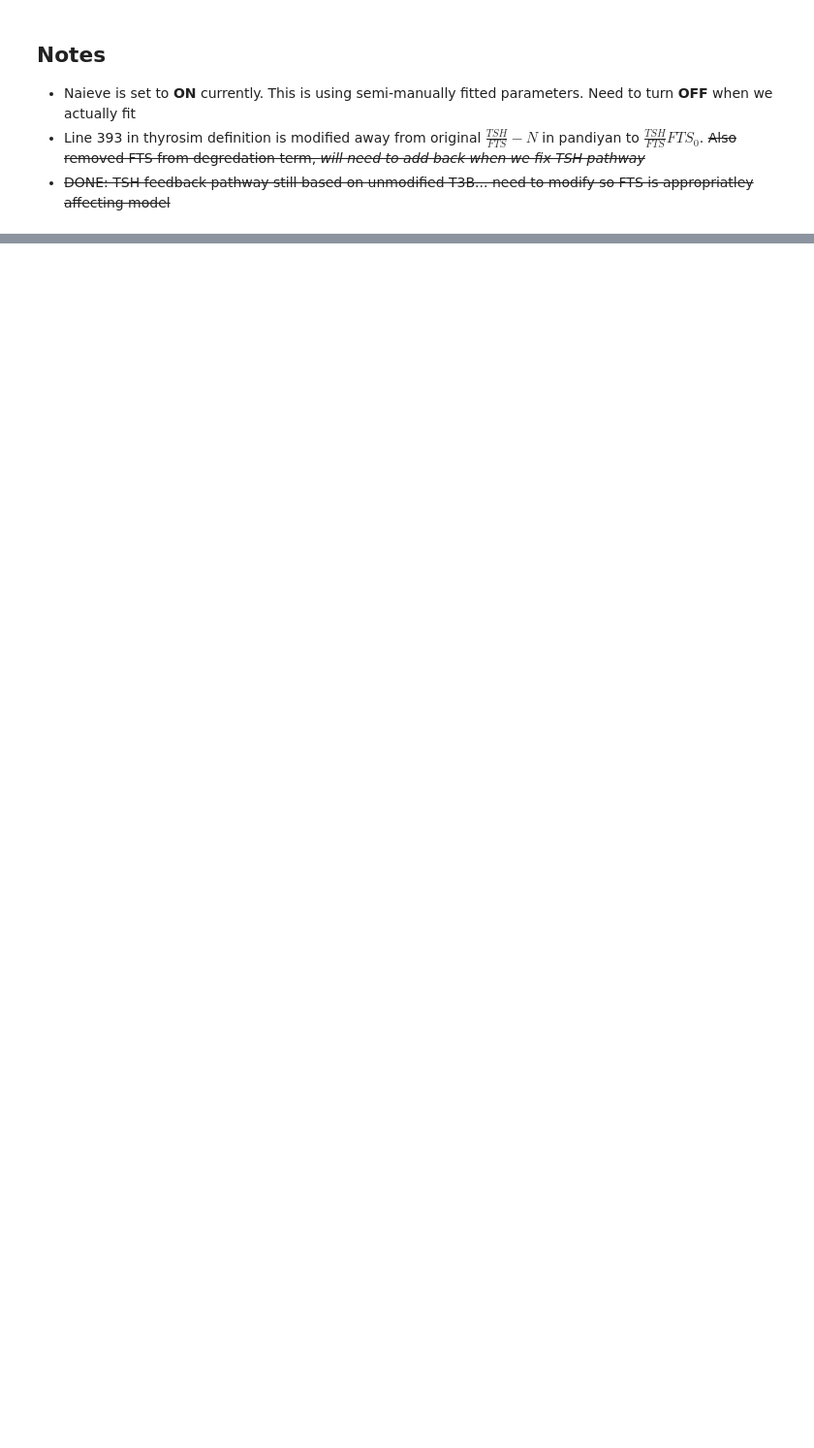
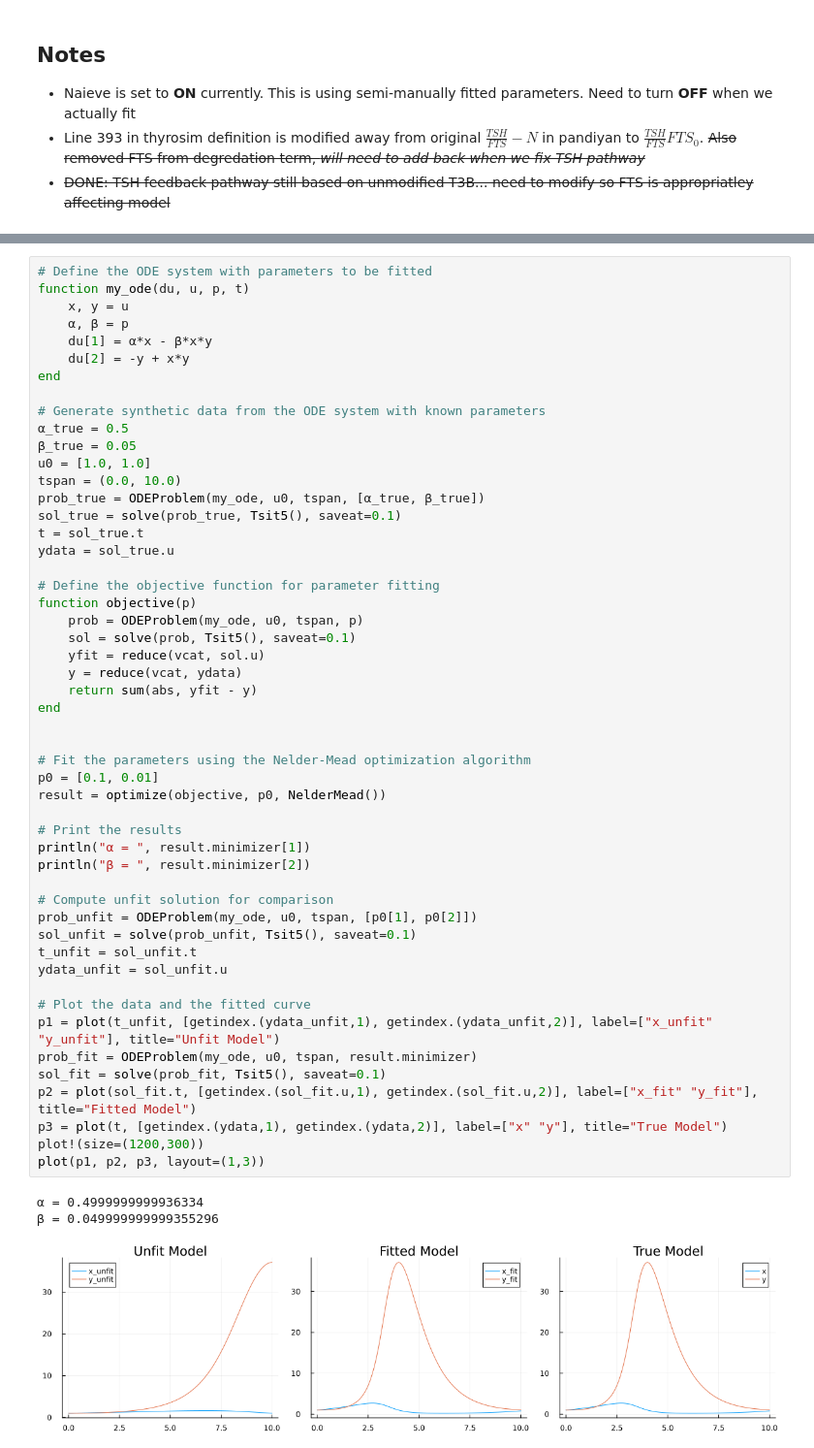
Before and after one commit to mehathakur/BioCyb_UCLA, a Jupyter notebook: thyrosimIM/src/dev.ipynb, the cells around one changed output, grey strips where cells are left out. Shown at 97% size. Saved outputs shown, nothing was run; the diff lists cells and outputs as text; blank space fills up the shorter version.

```diff
--- a/thyrosimIM/src/dev.ipynb
+++ b/thyrosimIM/src/dev.ipynb
@@ -855,0 +876,55 @@ plot(p1,p2,p3,p4,p6,p7,layout=(2,3))
+# %%
+# Define the ODE system with parameters to be fitted
+function my_ode(du, u, p, t)
+    x, y = u
+    α, β = p
+    du[1] = α*x - β*x*y
+    du[2] = -y + x*y
+end
+
+# Generate synthetic data from the ODE system with known parameters
+α_true = 0.5
+β_true = 0.05
+u0 = [1.0, 1.0]
+tspan = (0.0, 10.0)
+prob_true = ODEProblem(my_ode, u0, tspan, [α_true, β_true])
+sol_true = solve(prob_true, Tsit5(), saveat=0.1)
+t = sol_true.t
+ydata = sol_true.u
+
+# Define the objective function for parameter fitting
+function objective(p)
+    prob = ODEProblem(my_ode, u0, tspan, p)
+    sol = solve(prob, Tsit5(), saveat=0.1)
+    yfit = reduce(vcat, sol.u)
+    y = reduce(vcat, ydata)
+    return sum(abs, yfit - y)
+end
+
+
+# Fit the parameters using the Nelder-Mead optimization algorithm
+p0 = [0.1, 0.01]
+result = optimize(objective, p0, NelderMead())
+
+# Print the results
+println("α = ", result.minimizer[1])
+println("β = ", result.minimizer[2])
+
+# Compute unfit solution for comparison
+prob_unfit = ODEProblem(my_ode, u0, tspan, [p0[1], p0[2]])
+sol_unfit = solve(prob_unfit, Tsit5(), saveat=0.1)
+t_unfit = sol_unfit.t
+ydata_unfit = sol_unfit.u
+
+# Plot the data and the fitted curve
+p1 = plot(t_unfit, [getindex.(ydata_unfit,1), getindex.(ydata_unfit,2)], label=["x_unfit" "y_unfit"], title="Unfit Model")
+prob_fit = ODEProblem(my_ode, u0, tspan, result.minimizer)
+sol_fit = solve(prob_fit, Tsit5(), saveat=0.1)
+p2 = plot(sol_fit.t, [getindex.(sol_fit.u,1), getindex.(sol_fit.u,2)], label=["x_fit" "y_fit"], title="Fitted Model")
+p3 = plot(t, [getindex.(ydata,1), getindex.(ydata,2)], label=["x" "y"], title="True Model")
+plot!(size=(1200,300))
+plot(p1, p2, p3, layout=(1,3))
+# %% [output]
+α = 0.4999999999936334
+β = 0.049999999999355296
+[figure, added]
```
Also changed, not shown: parts of 27 cells of this notebook.
